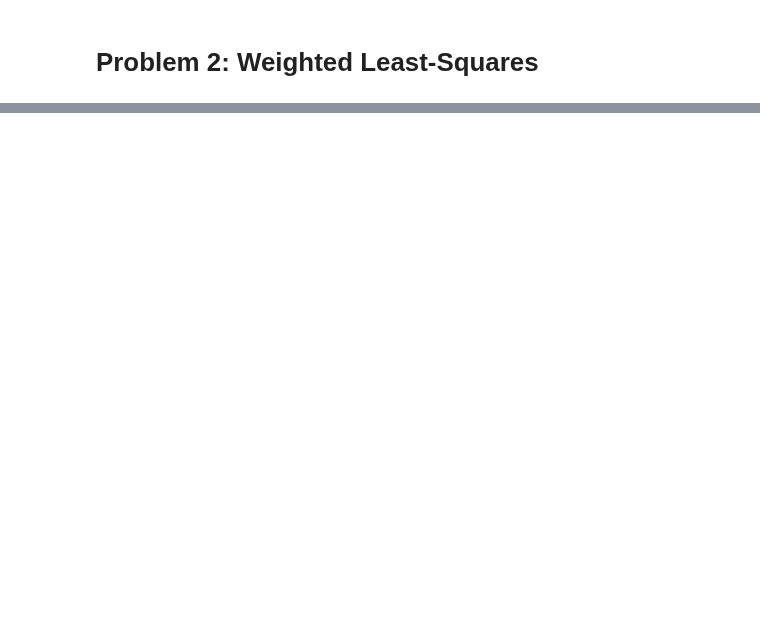
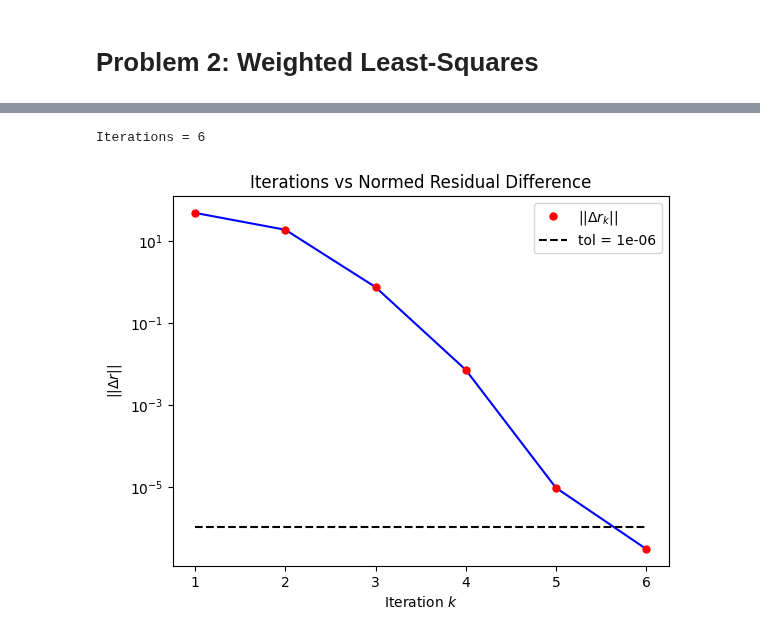
Before and after one commit to diegosol127/AERO-222-Numerical-Methods, a Jupyter notebook: Homework/HW3/AERO_222_HW3_Solution.ipynb, the cells around one changed output, grey strips where cells are left out. Cells and saved outputs as stored; diff of their text form; code cells hidden in the pictures; blank space fills up the shorter version.

```diff
--- a/Homework/HW3/AERO_222_HW3_Solution.ipynb
+++ b/Homework/HW3/AERO_222_HW3_Solution.ipynb
@@ -135,0 +160,35 @@ plt.show()
+# %%
+C_0 = np.array([-2.2, 0.3, -1, 5.2])
+tol = 1e-6
+maxIter = 100
+
+res0 = y(x,C_0) - y_meas
+convNormHist = np.array([])
+
+for i in range(1,maxIter+1):
+    C = C_0 - np.linalg.pinv(J(x,C_0)) @ res0
+    res1 = y(x,C) - y_meas
+
+    conv = abs(res1-res0)
+    convNorm = np.linalg.norm(conv)
+    convNormHist = np.concatenate([convNormHist,[convNorm]])
+
+    C_0 = C
+    res0 = res1
+
+    if convNorm < tol:
+        print(f'Iterations = {i}')
+        break
+
+iters = np.arange(1,len(convNormHist)+1)
+plt.semilogy(iters,convNormHist,'b-')
+plt.semilogy(iters,convNormHist,'r.',label=r'$||\Delta r_k||$',markersize=10)
+plt.semilogy(iters,tol*np.ones_like(iters),'k--',label=f'tol = {tol}')
+plt.xlabel(r'Iteration $k$')
+plt.ylabel(r'$||\Delta r||$')
+plt.title('Iterations vs Normed Residual Difference')
+plt.legend()
+plt.show()
+# %% [output]
+Iterations = 6
+[figure, added]
```
Also changed, not shown: parts of 7 cells of this notebook.
